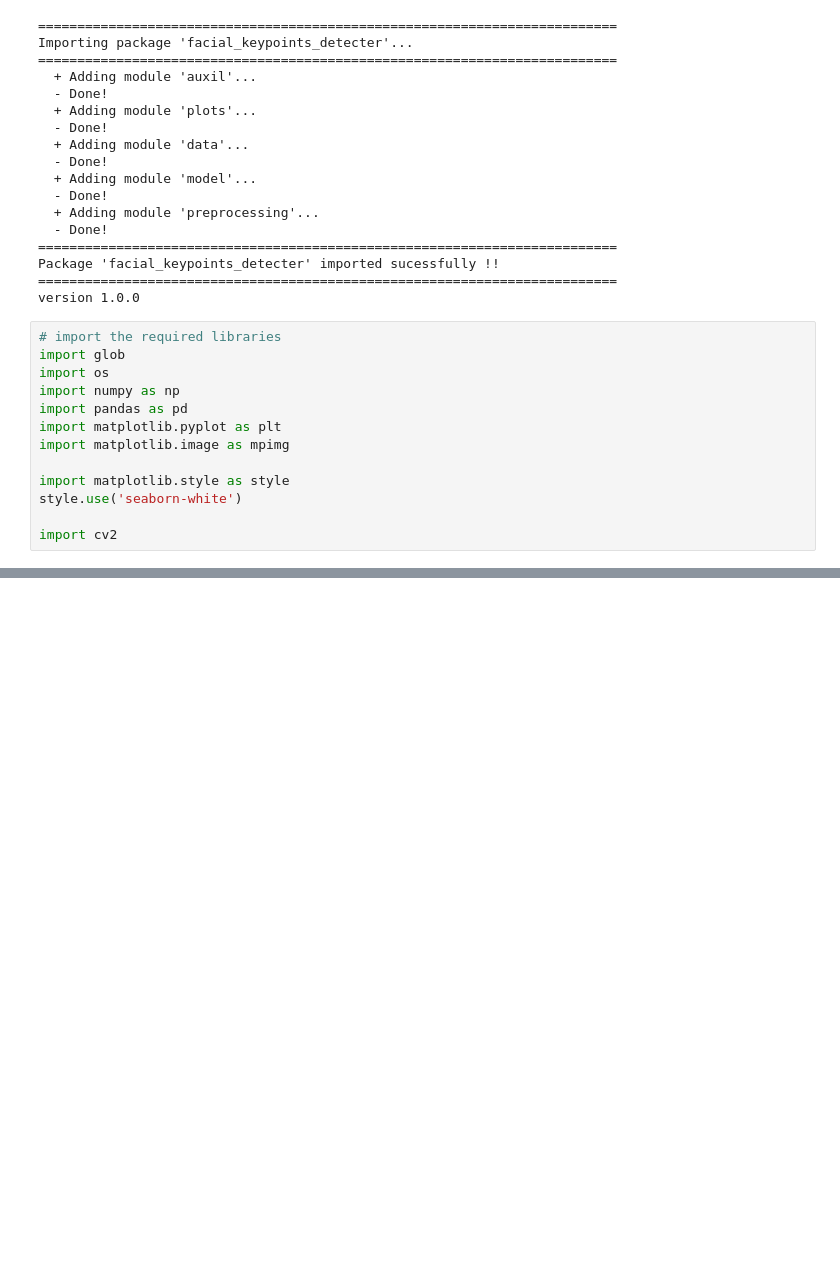
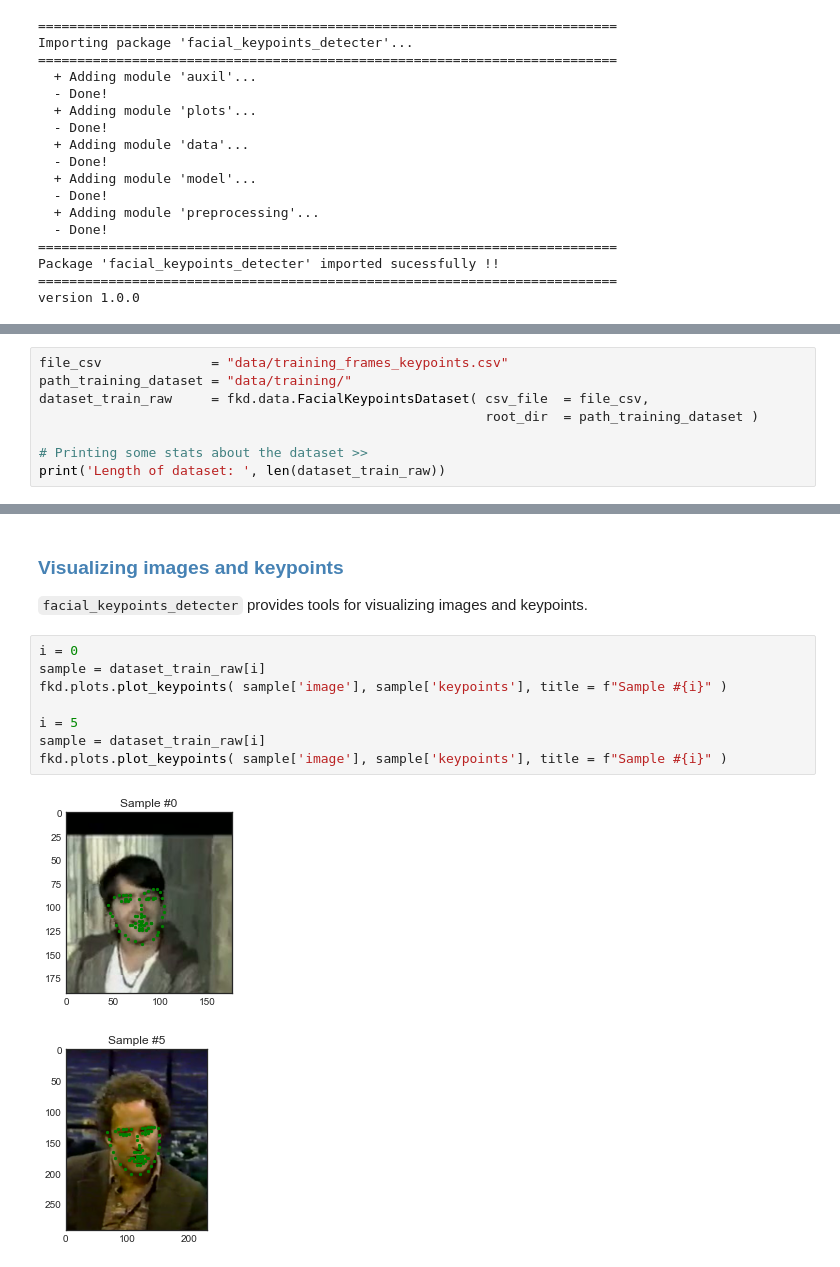
Before and after one commit to ShashankKumbhare/facial-keypoints-detecter, a Jupyter notebook: 1. Load and Visualize Data.ipynb, the cells around one changed output, grey strips where cells are left out. Cells and saved outputs as stored; diff of their text form; blank space fills up the shorter version.

```diff
--- a/1. Load and Visualize Data.ipynb
+++ b/1. Load and Visualize Data.ipynb
@@ -154,16 +92,3 @@ Importing package 'facial_keypoints_detecter'...
 Package 'facial_keypoints_detecter' imported sucessfully !!
 ==========================================================================
 version 1.0.0
-# %%
-# import the required libraries
-import glob
-import os
-import numpy as np
-import pandas as pd
-import matplotlib.pyplot as plt
-import matplotlib.image as mpimg
-
-import matplotlib.style as style
-style.use('seaborn-white')
-
-import cv2
@@ -410,0 +101,8 @@ In the next notebook, you'll be tasked with creating a CNN for facial keypoint d
+# %%
+file_csv              = "data/training_frames_keypoints.csv"
+path_training_dataset = "data/training/"
+dataset_train_raw     = fkd.data.FacialKeypointsDataset( csv_file  = file_csv,
+                                                         root_dir  = path_training_dataset )
+
+# Printing some stats about the dataset >>
+print('Length of dataset: ', len(dataset_train_raw))
@@ -410,0 +143,15 @@ In the next notebook, you'll be tasked with creating a CNN for facial keypoint d
+# %% [markdown]
+### <span style="color:SteelBlue"> Visualizing images and keypoints </span>
+
+`facial_keypoints_detecter` provides tools for visualizing images and keypoints.
+# %%
+i = 0
+sample = dataset_train_raw[i]
+fkd.plots.plot_keypoints( sample['image'], sample['keypoints'], title = f"Sample #{i}" )
+
+i = 5
+sample = dataset_train_raw[i]
+fkd.plots.plot_keypoints( sample['image'], sample['keypoints'], title = f"Sample #{i}" )
+# %% [output]
+[figure, added]
+[figure, added]
```
Also changed, not shown: parts of 46 cells of this notebook, 5 other files.
